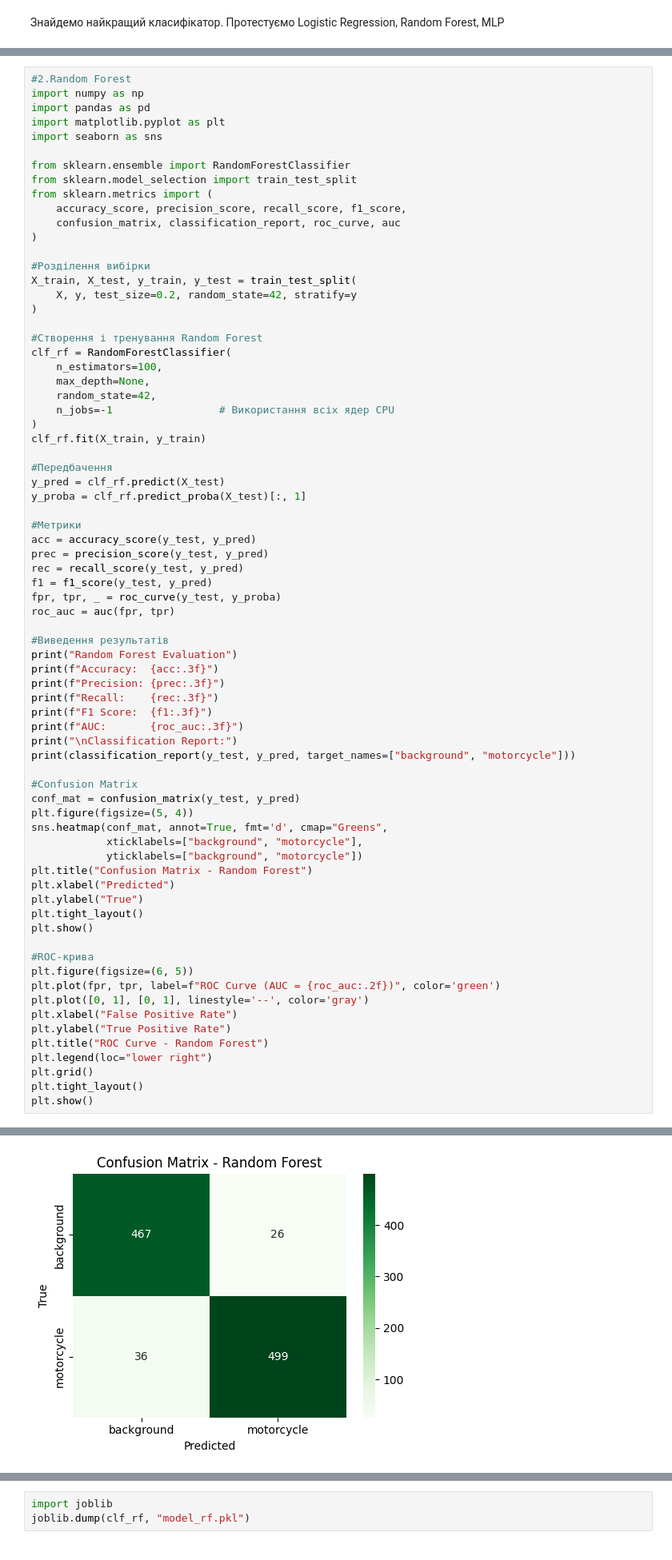
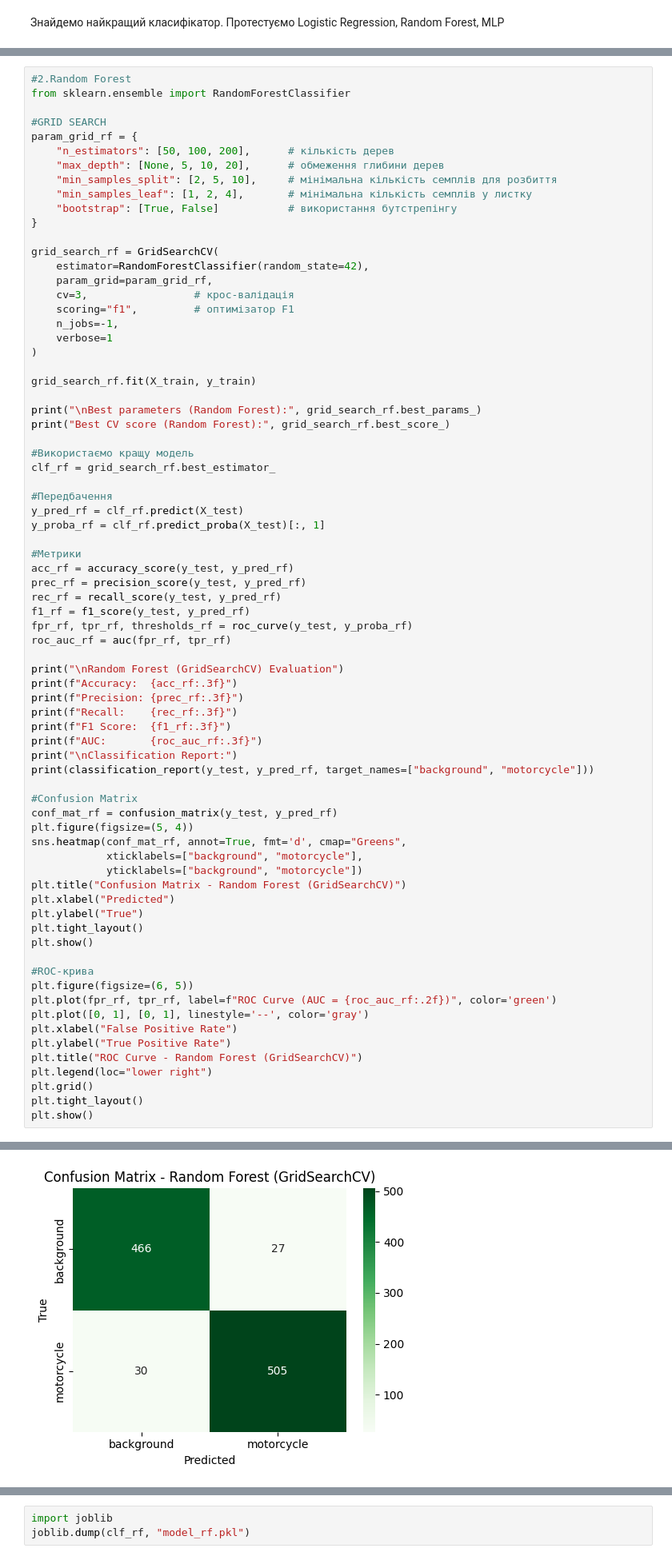
Before and after one commit to Yurii-Stepovenko/YAMNet1, a Jupyter notebook: Main.ipynb, the cells around one changed output, grey strips where cells are left out. Shown: that part at 80% size. Drawn from its saved outputs; the diff is of its cells as text.

```diff
--- a/Main.ipynb
+++ b/Main.ipynb
@@ -246,60 +262,61 @@ weighted avg       0.95      0.95      0.95      1028
 # %%
 #2.Random Forest
-import numpy as np
-import pandas as pd
-import matplotlib.pyplot as plt
-import seaborn as sns
+from sklearn.ensemble import RandomForestClassifier
 
-from sklearn.ensemble import RandomForestClassifier
-from sklearn.model_selection import train_test_split
-from sklearn.metrics import (
-    accuracy_score, precision_score, recall_score, f1_score,
-    confusion_matrix, classification_report, roc_curve, auc
+#GRID SEARCH
+param_grid_rf = {
+    "n_estimators": [50, 100, 200],      # кількість дерев
+    "max_depth": [None, 5, 10, 20],      # обмеження глибини дерев
+    "min_samples_split": [2, 5, 10],     # мінімальна кількість семплів для розбиття
+    "min_samples_leaf": [1, 2, 4],       # мінімальна кількість семплів у листку
+    "bootstrap": [True, False]           # використання бутстрепінгу
+}
+
+grid_search_rf = GridSearchCV(
+    estimator=RandomForestClassifier(random_state=42),
+    param_grid=param_grid_rf,
+    cv=3,                 # крос-валідація
+    scoring="f1",         # оптимізатор F1
+    n_jobs=-1,
+    verbose=1
 )
 
-#Розділення вибірки
-X_train, X_test, y_train, y_test = train_test_split(
-    X, y, test_size=0.2, random_state=42, stratify=y
-)
+grid_search_rf.fit(X_train, y_train)
 
-#Створення і тренування Random Forest
-clf_rf = RandomForestClassifier(
-    n_estimators=100,
-    max_depth=None,
-    random_state=42,
-    n_jobs=-1                 # Використання всіх ядер CPU
-)
-clf_rf.fit(X_train, y_train)
+print("\nBest parameters (Random Forest):", grid_search_rf.best_params_)
+print("Best CV score (Random Forest):", grid_search_rf.best_score_)
+
+#Використаємо кращу модель
+clf_rf = grid_search_rf.best_estimator_
 
 #Передбачення
-y_pred = clf_rf.predict(X_test)
-y_proba = clf_rf.predict_proba(X_test)[:, 1]
+y_pred_rf = clf_rf.predict(X_test)
+y_proba_rf = clf_rf.predict_proba(X_test)[:, 1]
 
 #Метрики
-acc = accuracy_score(y_test, y_pred)
-prec = precision_score(y_test, y_pred)
-rec = recall_score(y_test, y_pred)
-f1 = f1_score(y_test, y_pred)
-fpr, tpr, _ = roc_curve(y_test, y_proba)
-roc_auc = auc(fpr, tpr)
+acc_rf = accuracy_score(y_test, y_pred_rf)
+prec_rf = precision_score(y_test, y_pred_rf)
+rec_rf = recall_score(y_test, y_pred_rf)
+f1_rf = f1_score(y_test, y_pred_rf)
+fpr_rf, tpr_rf, thresholds_rf = roc_curve(y_test, y_proba_rf)
+roc_auc_rf = auc(fpr_rf, tpr_rf)
 
-#Виведення результатів
-print("Random Forest Evaluation")
-print(f"Accuracy:  {acc:.3f}")
-print(f"Precision: {prec:.3f}")
-print(f"Recall:    {rec:.3f}")
-print(f"F1 Score:  {f1:.3f}")
-print(f"AUC:       {roc_auc:.3f}")
+print("\nRandom Forest (GridSearchCV) Evaluation")
+print(f"Accuracy:  {acc_rf:.3f}")
+print(f"Precision: {prec_rf:.3f}")
+print(f"Recall:    {rec_rf:.3f}")
+print(f"F1 Score:  {f1_rf:.3f}")
+print(f"AUC:       {roc_auc_rf:.3f}")
 print("\nClassification Report:")
-print(classification_report(y_test, y_pred, target_names=["background", "motorcycle"]))
+print(classification_report(y_test, y_pred_rf, target_names=["background", "motorcycle"]))
 
 #Confusion Matrix
-conf_mat = confusion_matrix(y_test, y_pred)
+conf_mat_rf = confusion_matrix(y_test, y_pred_rf)
 plt.figure(figsize=(5, 4))
-sns.heatmap(conf_mat, annot=True, fmt='d', cmap="Greens",
+sns.heatmap(conf_mat_rf, annot=True, fmt='d', cmap="Greens",
             xticklabels=["background", "motorcycle"],
             yticklabels=["background", "motorcycle"])
-plt.title("Confusion Matrix - Random Forest")
+plt.title("Confusion Matrix - Random Forest (GridSearchCV)")
 plt.xlabel("Predicted")
 plt.ylabel("True")
 plt.tight_layout()
@@ -307,11 +324,11 @@ plt.show()
 
 #ROC-крива
 plt.figure(figsize=(6, 5))
-plt.plot(fpr, tpr, label=f"ROC Curve (AUC = {roc_auc:.2f})", color='green')
+plt.plot(fpr_rf, tpr_rf, label=f"ROC Curve (AUC = {roc_auc_rf:.2f})", color='green')
 plt.plot([0, 1], [0, 1], linestyle='--', color='gray')
 plt.xlabel("False Positive Rate")
 plt.ylabel("True Positive Rate")
-plt.title("ROC Curve - Random Forest")
+plt.title("ROC Curve - Random Forest (GridSearchCV)")
 plt.legend(loc="lower right")
 plt.grid()
 plt.tight_layout()
@@ -332,5 +350,5 @@ Classification Report:
 
     accuracy                           0.94      1028
    macro avg       0.94      0.94      0.94      1028
 weighted avg       0.94      0.94      0.94      1028
-[figure, old version]
+[figure, new version]
```
Also changed, not shown: parts of 11 cells of this notebook, 2 other files.
